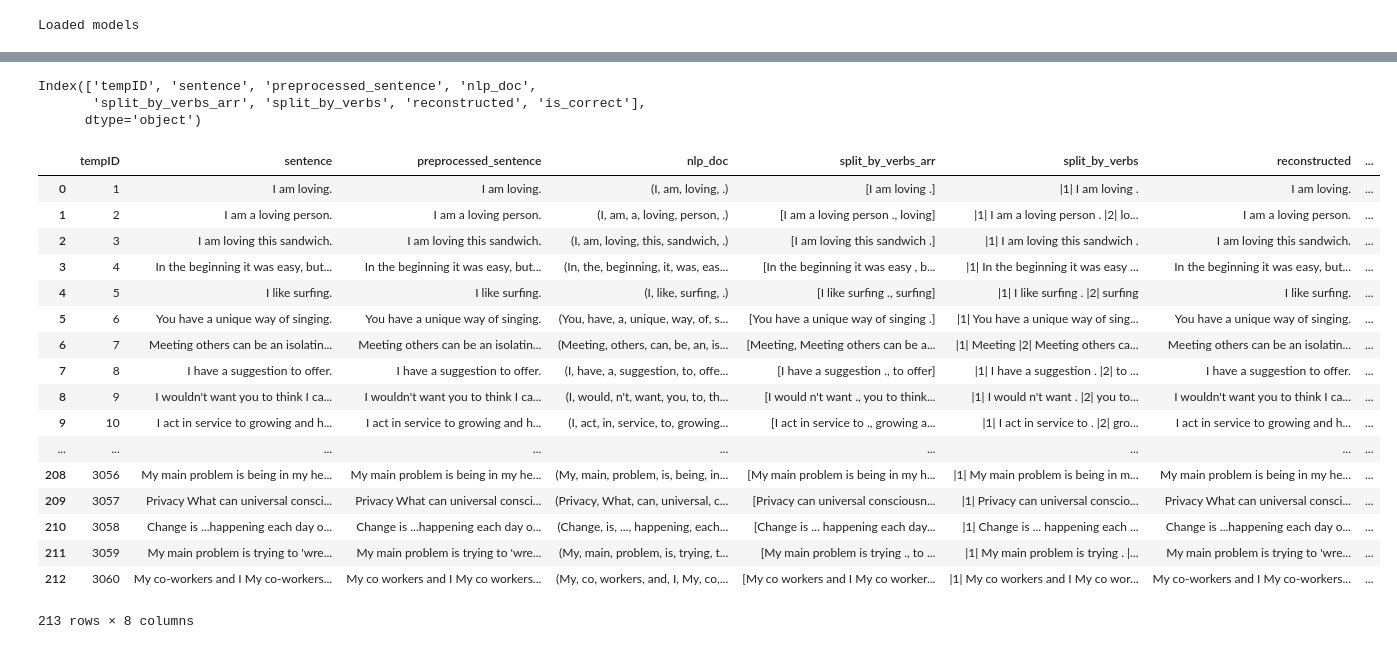
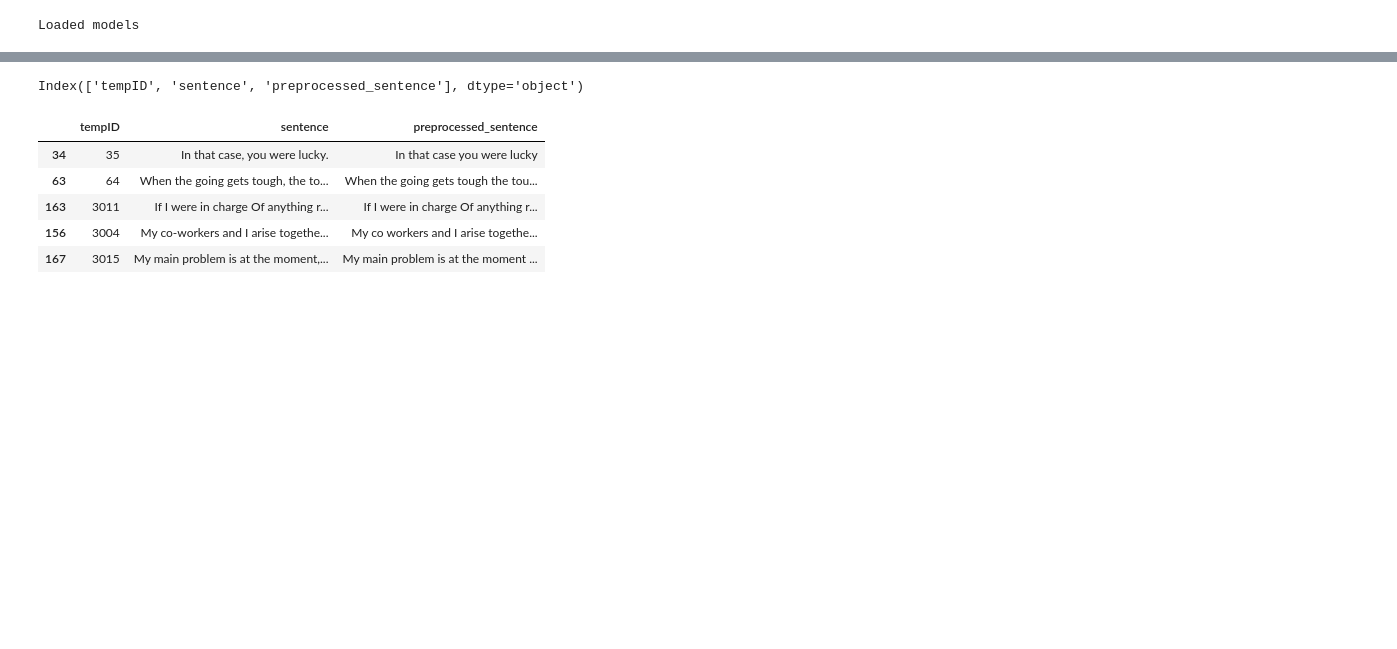
Before and after one commit to sv9388/active_passive, a Jupyter notebook: cluase_parser.ipynb, the cells around one changed output, grey strips where cells are left out. Drawn from its saved outputs; the diff is of its cells as text; code cells hidden in the pictures; blank space fills up the shorter version.

```diff
--- a/cluase_parser.ipynb
+++ b/cluase_parser.ipynb
@@ -280,33 +270,19 @@ Index(['tempID', 'sentence'], dtype='object')
 # %%
 import re, html
-PATTERN = "[^a-zA-Z0-9_\s\.',\?;]+"
+PATTERN = "[^a-zA-Z0-9\s]+"
 rgx = re.compile(PATTERN, re.IGNORECASE)
 
 df['preprocessed_sentence'] = df['sentence'].apply(lambda ip : re.sub('\s+', ' ', rgx.sub(' ', html.unescape(ip))))
 print(df.columns)
-df
+df.sample(frac=1).head()
 # %% [output]
-Index(['tempID', 'sentence', 'preprocessed_sentence', 'nlp_doc',
-       'split_by_verbs_arr', 'split_by_verbs', 'reconstructed', 'is_correct'],
-      dtype='object')
+Index(['tempID', 'sentence', 'preprocessed_sentence'], dtype='object')
-|  | tempID | sentence | preprocessed_sentence | nlp_doc | split_by_verbs_arr | split_by_verbs | reconstructed | ... |
-| 0 | 1 | I am loving. | I am loving. | (I, am, loving, .) | [I am loving .] | |1| I am loving . | I am loving. | ... |
-| 1 | 2 | I am a loving person. | I am a loving person. | (I, am, a, loving, person, .) | [I am a loving person ., loving] | |1| I am a loving person . |2| lo... | I am a loving person. | ... |
-| 2 | 3 | I am loving this sandwich. | I am loving this sandwich. | (I, am, loving, this, sandwich, .) | [I am loving this sandwich .] | |1| I am loving this sandwich . | I am loving this sandwich. | ... |
-| 3 | 4 | In the beginning it was easy, but... | In the beginning it was easy, but... | (In, the, beginning, it, was, eas... | [In the beginning it was easy , b... | |1| In the beginning it was easy ... | In the beginning it was easy, but... | ... |
-| 4 | 5 | I like surfing. | I like surfing. | (I, like, surfing, .) | [I like surfing ., surfing] | |1| I like surfing . |2| surfing | I like surfing. | ... |
-| 5 | 6 | You have a unique way of singing. | You have a unique way of singing. | (You, have, a, unique, way, of, s... | [You have a unique way of singing .] | |1| You have a unique way of sing... | You have a unique way of singing. | ... |
-| 6 | 7 | Meeting others can be an isolatin... | Meeting others can be an isolatin... | (Meeting, others, can, be, an, is... | [Meeting, Meeting others can be a... | |1| Meeting |2| Meeting others ca... | Meeting others can be an isolatin... | ... |
-| 7 | 8 | I have a suggestion to offer. | I have a suggestion to offer. | (I, have, a, suggestion, to, offe... | [I have a suggestion ., to offer] | |1| I have a suggestion . |2| to ... | I have a suggestion to offer. | ... |
-| 8 | 9 | I wouldn't want you to think I ca... | I wouldn't want you to think I ca... | (I, would, n't, want, you, to, th... | [I would n't want ., you to think... | |1| I would n't want . |2| you to... | I wouldn't want you to think I ca... | ... |
-| 9 | 10 | I act in service to growing and h... | I act in service to growing and h... | (I, act, in, service, to, growing... | [I act in service to ., growing a... | |1| I act in service to . |2| gro... | I act in service to growing and h... | ... |
-| ... | ... | ... | ... | ... | ... | ... | ... | ... |
-| 208 | 3056 | My main problem is being in my he... | My main problem is being in my he... | (My, main, problem, is, being, in... | [My main problem is being in my h... | |1| My main problem is being in m... | My main problem is being in my he... | ... |
-| 209 | 3057 | Privacy What can universal consci... | Privacy What can universal consci... | (Privacy, What, can, universal, c... | [Privacy can universal consciousn... | |1| Privacy can universal conscio... | Privacy What can universal consci... | ... |
-| 210 | 3058 | Change is ...happening each day o... | Change is ...happening each day o... | (Change, is, ..., happening, each... | [Change is ... happening each day... | |1| Change is ... happening each ... | Change is ...happening each day o... | ... |
-| 211 | 3059 | My main problem is trying to 'wre... | My main problem is trying to 'wre... | (My, main, problem, is, trying, t... | [My main problem is trying ., to ... | |1| My main problem is trying . |... | My main problem is trying to 'wre... | ... |
-| 212 | 3060 | My co-workers and I My co-workers... | My co workers and I My co workers... | (My, co, workers, and, I, My, co,... | [My co workers and I My co worker... | |1| My co workers and I My co wor... | My co-workers and I My co-workers... | ... |
+|  | tempID | sentence | preprocessed_sentence |
+| 34 | 35 | In that case, you were lucky. | In that case you were lucky |
+| 63 | 64 | When the going gets tough, the to... | When the going gets tough the tou... |
+| 163 | 3011 | If I were in charge Of anything r... | If I were in charge Of anything r... |
+| 156 | 3004 | My co-workers and I arise togethe... | My co workers and I arise togethe... |
+| 167 | 3015 | My main problem is at the moment,... | My main problem is at the moment ... |
-213 rows × 8 columns
 # %%
 df['nlp_doc'] = df['preprocessed_sentence'].apply(lambda ip : nlp(ip))
 print(df.columns)
```
Also changed, not shown: parts of 6 cells of this notebook.
